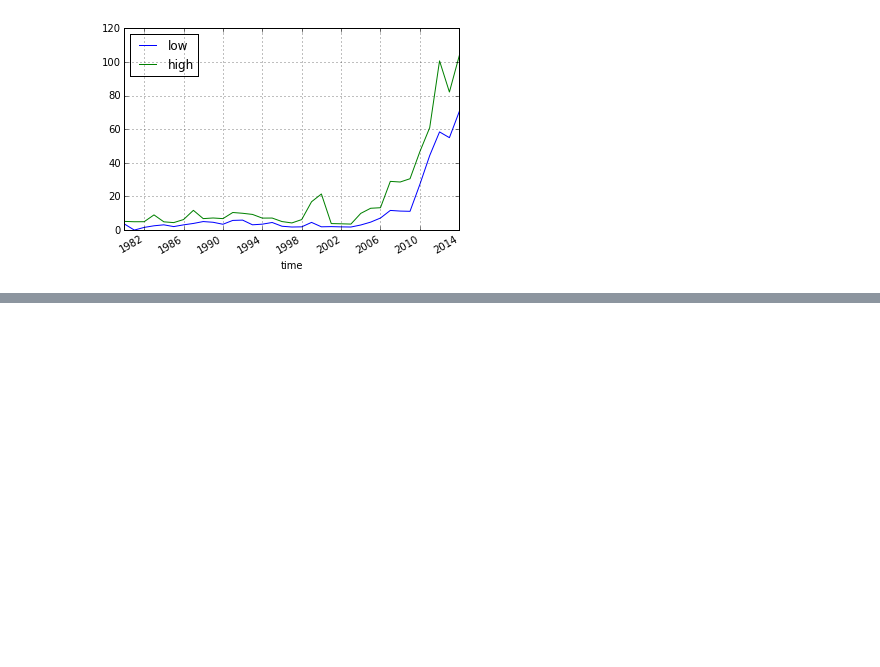
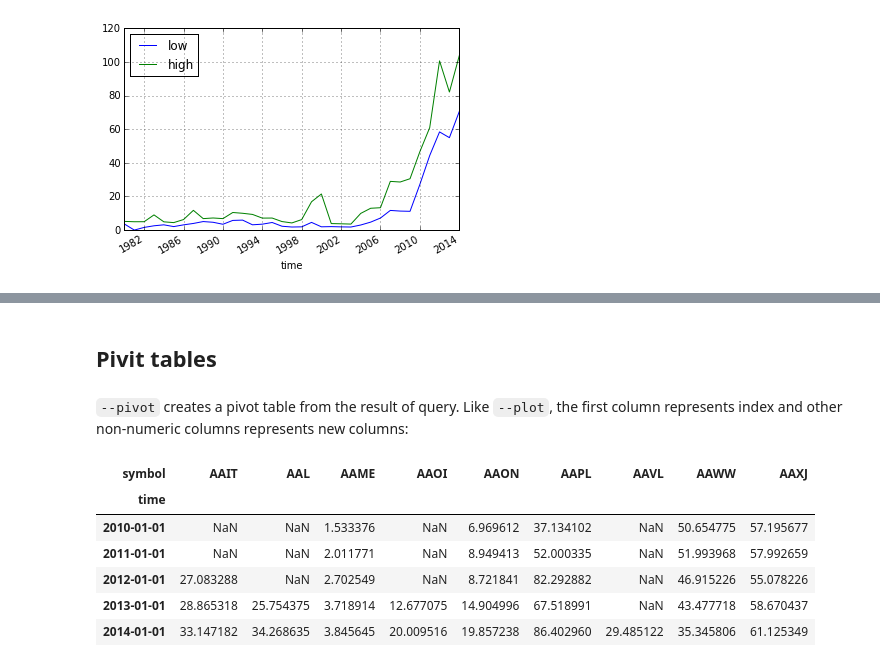
Before and after one commit to treasure-data/pandas-td, a Jupyter notebook: doc/magic.ipynb, the cells around one changed output, grey strips where cells are left out. Saved outputs shown, nothing was run; the diff lists cells and outputs as text; code cells hidden in the pictures; blank space fills up the shorter version.

```diff
--- a/doc/magic.ipynb
+++ b/doc/magic.ipynb
@@ -121,0 +181,25 @@ group by
+# %% [markdown]
+## Pivit tables
+# %% [markdown]
+``--pivot`` creates a pivot table from the result of query.  Like ``--plot``, the first column represents index and other non-numeric columns represents new columns:
+# %%
+%%td_presto --pivot
+select
+    td_date_trunc('year', time) time,
+    symbol,
+    avg(close) close
+from
+    nasdaq
+where
+    td_time_range(time, '2010', '2015')
+    and symbol like 'AA%'
+group by
+    1, 2
+# %% [output]
+| symbol | AAIT | AAL | AAME | AAOI | AAON | AAPL | AAVL | AAWW | AAXJ |
+| time |  |  |  |  |  |  |  |  |  |
+| 2010-01-01 | NaN | NaN | 1.533376 | NaN | 6.969612 | 37.134102 | NaN | 50.654775 | 57.195677 |
+| 2011-01-01 | NaN | NaN | 2.011771 | NaN | 8.949413 | 52.000335 | NaN | 51.993968 | 57.992659 |
+| 2012-01-01 | 27.083288 | NaN | 2.702549 | NaN | 8.721841 | 82.292882 | NaN | 46.915226 | 55.078226 |
+| 2013-01-01 | 28.865318 | 25.754375 | 3.718914 | 12.677075 | 14.904996 | 67.518991 | NaN | 43.477718 | 58.670437 |
+| 2014-01-01 | 33.147182 | 34.268635 | 3.845645 | 20.009516 | 19.857238 | 86.402960 | 29.485122 | 35.345806 | 61.125349 |
```
Also changed, not shown: parts of 12 cells of this notebook, 2 other files.
